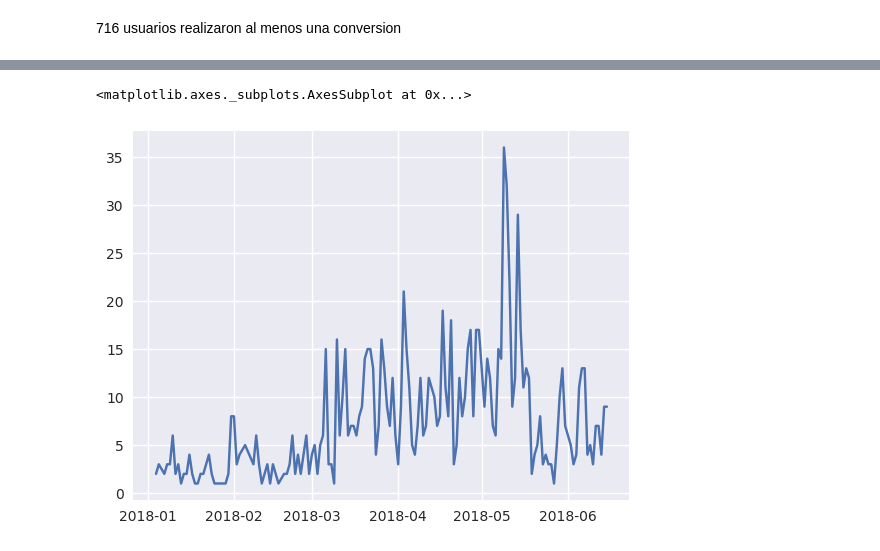
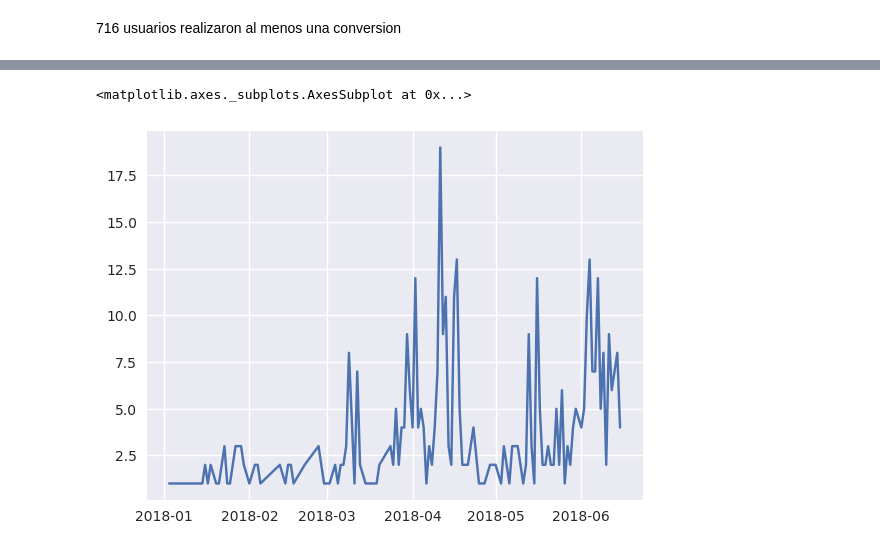
Before and after one commit to AlejandroKler/Datos-TP1, a Jupyter notebook: Leads.ipynb, the cells around one changed output, grey strips where cells are left out. Drawn from its saved outputs; the diff is of its cells as text; code cells hidden in the pictures.

```diff
--- a/Leads.ipynb
+++ b/Leads.ipynb
@@ -43,5 +50,5 @@ len(conversions['person'].unique())
 # %%
-conversions['timestamp'].dt.date.value_counts().plot()
+leads['timestamp'].dt.date.value_counts().plot()
 # %% [output]
 <matplotlib.axes._subplots.AxesSubplot at 0x...>
-[figure, old version]
+[figure, new version]
```
Also changed, not shown: parts of 1 cell of this notebook, 1 other file.
